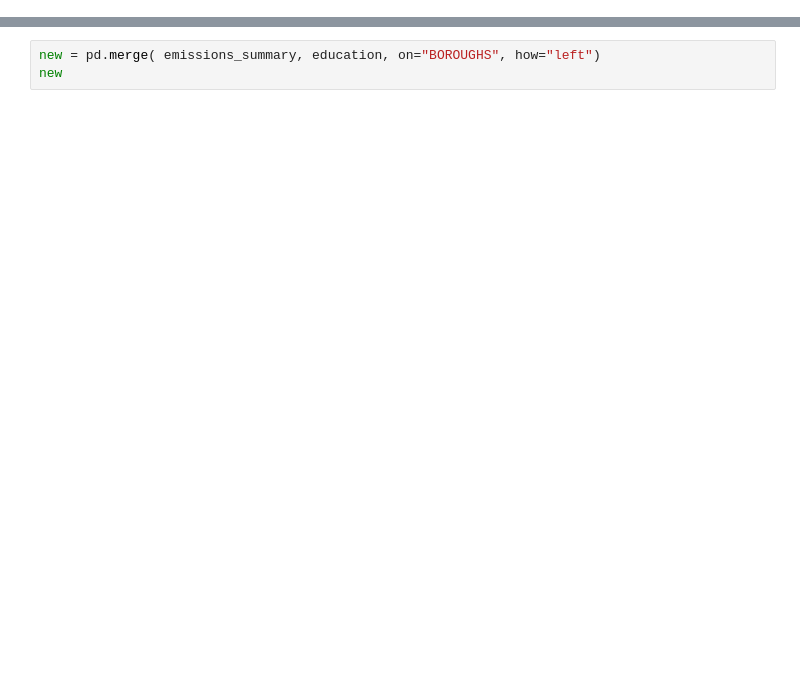
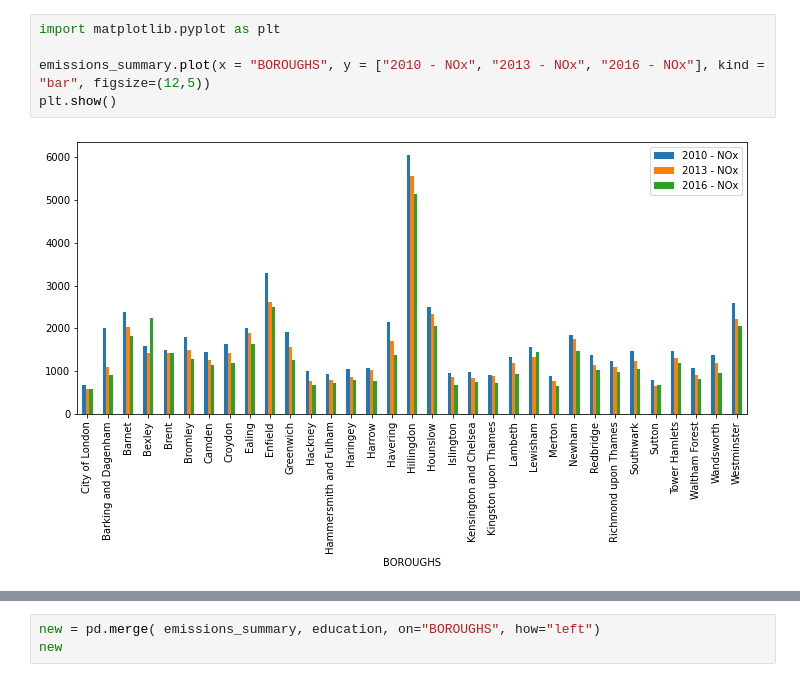
Before and after one commit to Vilma-St/Mini-project-London, a Jupyter notebook: your-code/pollution.ipynb, the cells around one changed output, grey strips where cells are left out. Saved outputs shown, nothing was run; the diff lists cells and outputs as text; blank space fills up the shorter version.

```diff
--- a/your-code/pollution.ipynb
+++ b/your-code/pollution.ipynb
@@ -45,3 +44,10 @@ education
 | 31 | E09000031 | Waltham Forest | 79.9375 | 24.833333 | 79.242051 | ... |
 | 32 | E09000032 | Wandsworth | 81.0625 | 26.000000 | 79.585303 | ... |
 | 33 | E09000033 | Westminster | 76.6875 | 22.500000 | 80.806373 | ... |
+# %%
+import matplotlib.pyplot as plt
+
+emissions_summary.plot(x = "BOROUGHS", y = ["2010 - NOx", "2013 - NOx", "2016 - NOx"], kind = "bar", figsize=(12,5))
+plt.show()
+# %% [output]
+[figure, added]
```
Also changed, not shown: parts of 4 cells of this notebook, 1 other file.
